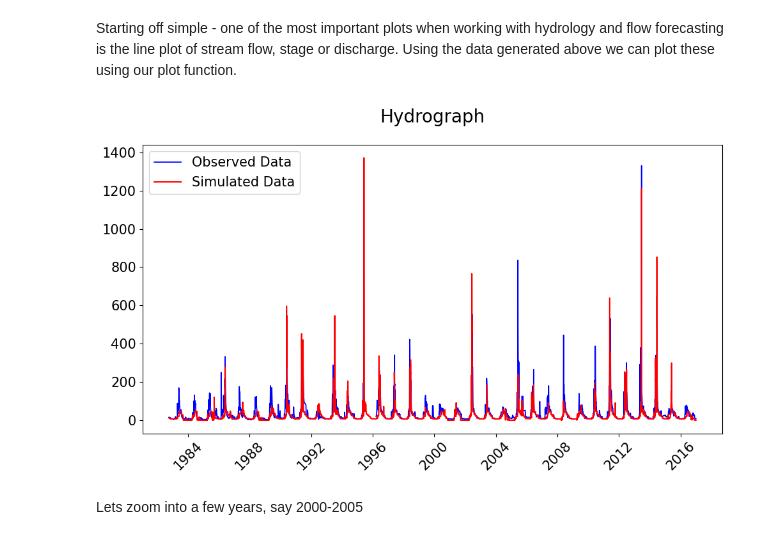
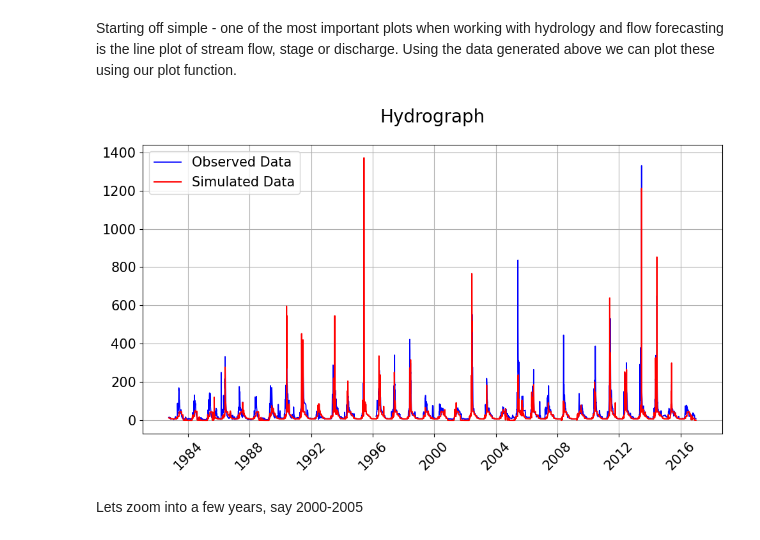
Before and after one commit to UchechukwuUdenze/NHS_PostProcessing, a Jupyter notebook: docs/source/notebooks/tutorial-visualizations.ipynb, the cells around one changed output. Drawn from its saved outputs; the diff is of its cells as text; code cells hidden in the pictures.

```diff
--- a/docs/source/notebooks/tutorial-visualizations.ipynb
+++ b/docs/source/notebooks/tutorial-visualizations.ipynb
@@ -89,12 +89,13 @@ Using the data generated above we can plot these using our plot function.
 # %%
 # A very simple plot can be generated as shown below
 # Just plotting the first station
 visuals.plot(
     merged_df = DATAFRAMES["DF"].iloc[:, [0, 1]],
     title='Hydrograph',
+    grid=True
 )
 # %% [output]
-[figure, old version]
+[figure, new version]
 # %% [markdown]
 Lets zoom into a few years, say 2000-2005
 # %%
```
Also changed, not shown: parts of 1 cell of this notebook, 3 other files.
